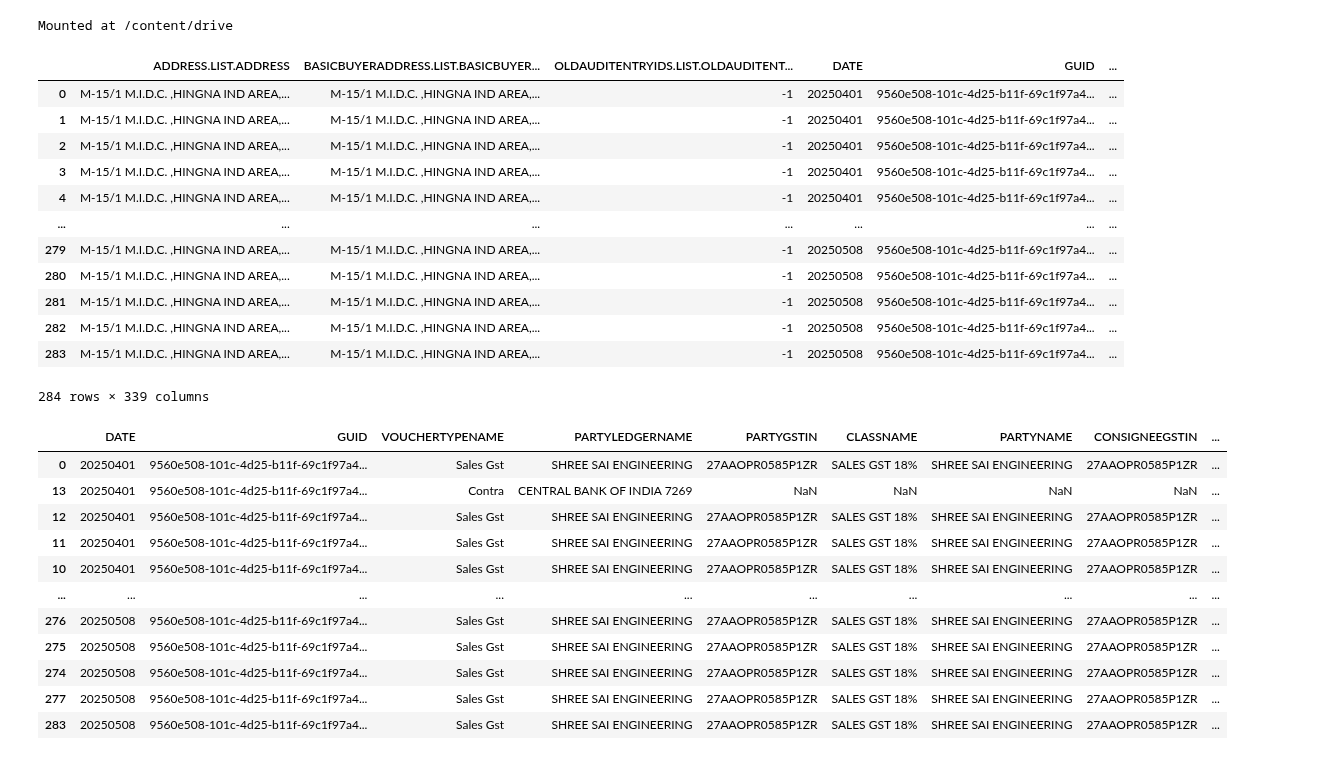
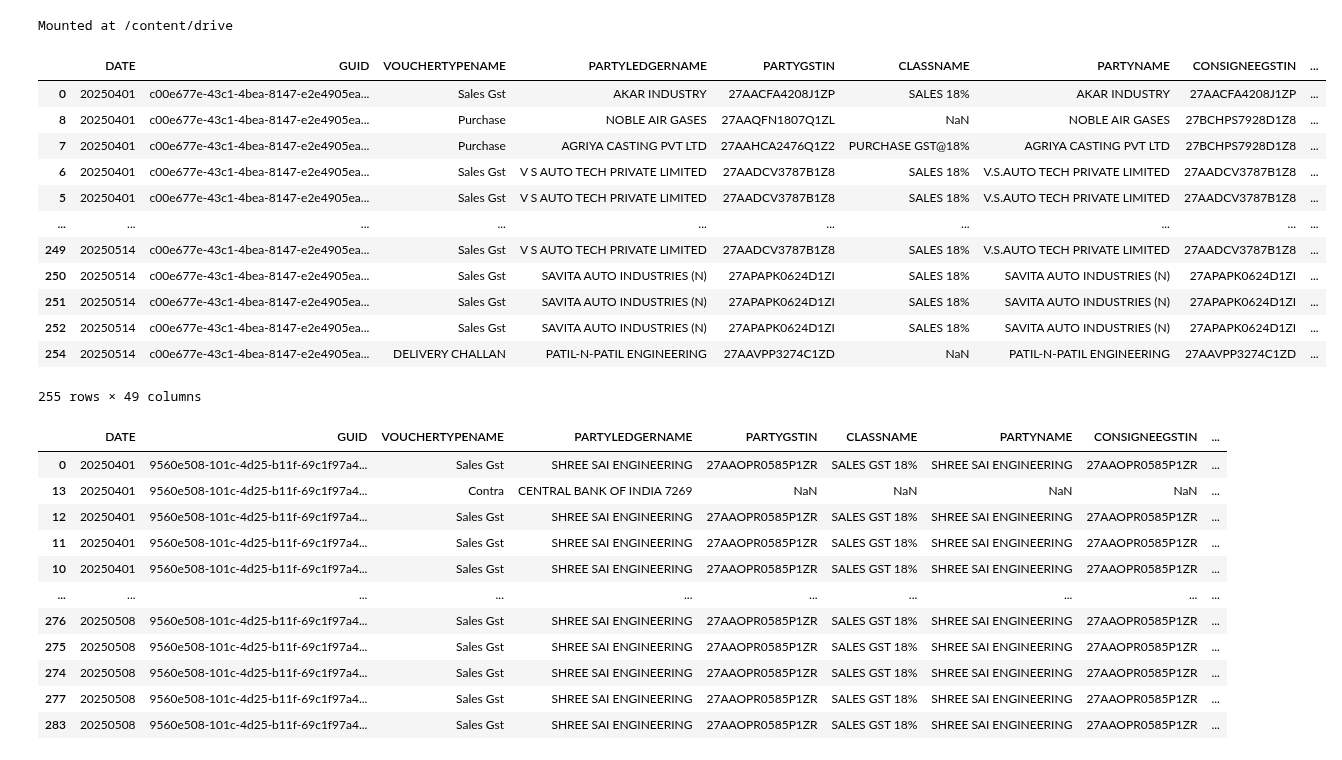
Before and after one commit to omkar-salunke/accounts, a Jupyter notebook: both_tally_daybook.ipynb, the cells around one changed output. Drawn from its saved outputs; the diff is of its cells as text; code cells hidden in the pictures.

```diff
--- a/both_tally_daybook.ipynb
+++ b/both_tally_daybook.ipynb
@@ -84,19 +84,5 @@ files_soe = os.listdir('/content/drive/MyDrive/tally_export/SOE/')
 files_me = os.listdir('/content/drive/MyDrive/tally_export/ME/')
 # %%
 
-xml_to_dataframe_vouchers('/content/drive/MyDrive/tally_export/ME/DayBook.xml')
+# xml_to_dataframe_vouchers('/content/drive/MyDrive/tally_export/ME/DayBook.xml')
-# %% [output]
-|  | ADDRESS.LIST.ADDRESS | BASICBUYERADDRESS.LIST.BASICBUYER... | OLDAUDITENTRYIDS.LIST.OLDAUDITENT... | DATE | GUID | ... |
-| 0 | M-15/1 M.I.D.C. ,HINGNA IND AREA,... | M-15/1 M.I.D.C. ,HINGNA IND AREA,... | -1 | 20250401 | 9560e508-101c-4d25-b11f-69c1f97a4... | ... |
-| 1 | M-15/1 M.I.D.C. ,HINGNA IND AREA,... | M-15/1 M.I.D.C. ,HINGNA IND AREA,... | -1 | 20250401 | 9560e508-101c-4d25-b11f-69c1f97a4... | ... |
-| 2 | M-15/1 M.I.D.C. ,HINGNA IND AREA,... | M-15/1 M.I.D.C. ,HINGNA IND AREA,... | -1 | 20250401 | 9560e508-101c-4d25-b11f-69c1f97a4... | ... |
-| 3 | M-15/1 M.I.D.C. ,HINGNA IND AREA,... | M-15/1 M.I.D.C. ,HINGNA IND AREA,... | -1 | 20250401 | 9560e508-101c-4d25-b11f-69c1f97a4... | ... |
-| 4 | M-15/1 M.I.D.C. ,HINGNA IND AREA,... | M-15/1 M.I.D.C. ,HINGNA IND AREA,... | -1 | 20250401 | 9560e508-101c-4d25-b11f-69c1f97a4... | ... |
-| ... | ... | ... | ... | ... | ... | ... |
-| 279 | M-15/1 M.I.D.C. ,HINGNA IND AREA,... | M-15/1 M.I.D.C. ,HINGNA IND AREA,... | -1 | 20250508 | 9560e508-101c-4d25-b11f-69c1f97a4... | ... |
-| 280 | M-15/1 M.I.D.C. ,HINGNA IND AREA,... | M-15/1 M.I.D.C. ,HINGNA IND AREA,... | -1 | 20250508 | 9560e508-101c-4d25-b11f-69c1f97a4... | ... |
-| 281 | M-15/1 M.I.D.C. ,HINGNA IND AREA,... | M-15/1 M.I.D.C. ,HINGNA IND AREA,... | -1 | 20250508 | 9560e508-101c-4d25-b11f-69c1f97a4... | ... |
-| 282 | M-15/1 M.I.D.C. ,HINGNA IND AREA,... | M-15/1 M.I.D.C. ,HINGNA IND AREA,... | -1 | 20250508 | 9560e508-101c-4d25-b11f-69c1f97a4... | ... |
-| 283 | M-15/1 M.I.D.C. ,HINGNA IND AREA,... | M-15/1 M.I.D.C. ,HINGNA IND AREA,... | -1 | 20250508 | 9560e508-101c-4d25-b11f-69c1f97a4... | ... |
-284 rows × 339 columns
 # %%
@@ -104,21 +90,36 @@ req_cols = ['DATE','GUID','VOUCHERTYPENAME','PARTYLEDGERNAME','PARTYGSTIN','CLAS
 df_raw_collect_soe = pd.DataFrame()
 for xt in files_soe:
   path_ct = soe_list
   xml_file = path_ct+xt
   df_raw_f = xml_to_dataframe_vouchers(xml_file)
   df_raw_f_ref = pd.DataFrame(df_raw_f)[req_cols]
   df_raw_collect_soe = pd.concat([df_raw_collect_soe, df_raw_f_ref]).reset_index(drop=True)
 df_raw_collect_soe
 df_raw_soe = df_raw_f_ref.drop_duplicates(subset='GUID', keep='first').reset_index(drop=True)
 df_raw_soe['date_column'] = pd.to_datetime(df_raw_soe['DATE'], format='%Y%m%d')
 df_raw_soe = df_raw_soe.sort_values('date_column')
 df_raw_soe['date_column_month'] = df_raw_soe['date_column'].dt.month_name()
 df_raw_soe['act_qty'] = df_raw_soe['ALLINVENTORYENTRIES.LIST.ACTUALQTY'].str.extract(r'([\d.]+)').astype(float)
 df_raw_soe_sales = df_raw_soe[df_raw_soe['VOUCHERTYPENAME']=='SALES GST']
 df_raw_soe_sales_sch = df_raw_soe_sales.groupby(['date_column_month','PARTYLEDGERNAME','ALLINVENTORYENTRIES.LIST.STOCKITEMNAME'])['act_qty'].sum()
 
-df_raw_soe_sales_schedule = pd.DataFrame(df_raw_soe_sales_sch).pivot_table(index=['PARTYLEDGERNAME','ALLINVENTORYENTRIES.LIST.STOCKITEMNAME'],columns='date_column_month',values='act_qty',aggfunc='sum').reset_index()
-df_schedule = pd.read_excel("/content/drive/MyDrive/tally_export/schedule.xlsx",sheet_name = 'SOE')
-df_schedule_merge_soe = pd.merge(df_schedule,df_raw_soe_sales_schedule,on=['PARTYLEDGERNAME','ALLINVENTORYENTRIES.LIST.STOCKITEMNAME'],how='right')
+df_schedule_merge_soe = pd.DataFrame(df_raw_soe_sales_sch).pivot_table(index=['PARTYLEDGERNAME','ALLINVENTORYENTRIES.LIST.STOCKITEMNAME'],columns='date_column_month',values='act_qty',aggfunc='sum').reset_index()
+# df_schedule = pd.read_excel("/content/drive/MyDrive/tally_export/schedule.xlsx",sheet_name = 'SOE')
+# df_schedule_merge_soe = pd.merge(df_schedule,df_raw_soe_sales_schedule,on=['PARTYLEDGERNAME','ALLINVENTORYENTRIES.LIST.STOCKITEMNAME'],how='right')
 # df_schedule_merge.to_excel(,sheet_name = 'SOE',index=False)
+df_raw_soe
+# %% [output]
+|  | DATE | GUID | VOUCHERTYPENAME | PARTYLEDGERNAME | PARTYGSTIN | CLASSNAME | PARTYNAME | CONSIGNEEGSTIN | ... |
+| 0 | 20250401 | c00e677e-43c1-4bea-8147-e2e4905ea... | Sales Gst | AKAR INDUSTRY | 27AACFA4208J1ZP | SALES 18% | AKAR INDUSTRY | 27AACFA4208J1ZP | ... |
+| 8 | 20250401 | c00e677e-43c1-4bea-8147-e2e4905ea... | Purchase | NOBLE AIR GASES | 27AAQFN1807Q1ZL | NaN | NOBLE AIR GASES | 27BCHPS7928D1Z8 | ... |
+| 7 | 20250401 | c00e677e-43c1-4bea-8147-e2e4905ea... | Purchase | AGRIYA CASTING PVT LTD | 27AAHCA2476Q1Z2 | PURCHASE GST@18% | AGRIYA CASTING PVT LTD | 27BCHPS7928D1Z8 | ... |
+| 6 | 20250401 | c00e677e-43c1-4bea-8147-e2e4905ea... | Sales Gst | V S AUTO TECH PRIVATE LIMITED | 27AADCV3787B1Z8 | SALES 18% | V.S.AUTO TECH PRIVATE LIMITED | 27AADCV3787B1Z8 | ... |
+| 5 | 20250401 | c00e677e-43c1-4bea-8147-e2e4905ea... | Sales Gst | V S AUTO TECH PRIVATE LIMITED | 27AADCV3787B1Z8 | SALES 18% | V.S.AUTO TECH PRIVATE LIMITED | 27AADCV3787B1Z8 | ... |
+| ... | ... | ... | ... | ... | ... | ... | ... | ... | ... |
+| 249 | 20250514 | c00e677e-43c1-4bea-8147-e2e4905ea... | Sales Gst | V S AUTO TECH PRIVATE LIMITED | 27AADCV3787B1Z8 | SALES 18% | V.S.AUTO TECH PRIVATE LIMITED | 27AADCV3787B1Z8 | ... |
+| 250 | 20250514 | c00e677e-43c1-4bea-8147-e2e4905ea... | Sales Gst | SAVITA AUTO INDUSTRIES (N) | 27APAPK0624D1ZI | SALES 18% | SAVITA AUTO INDUSTRIES (N) | 27APAPK0624D1ZI | ... |
+| 251 | 20250514 | c00e677e-43c1-4bea-8147-e2e4905ea... | Sales Gst | SAVITA AUTO INDUSTRIES (N) | 27APAPK0624D1ZI | SALES 18% | SAVITA AUTO INDUSTRIES (N) | 27APAPK0624D1ZI | ... |
+| 252 | 20250514 | c00e677e-43c1-4bea-8147-e2e4905ea... | Sales Gst | SAVITA AUTO INDUSTRIES (N) | 27APAPK0624D1ZI | SALES 18% | SAVITA AUTO INDUSTRIES (N) | 27APAPK0624D1ZI | ... |
+| 254 | 20250514 | c00e677e-43c1-4bea-8147-e2e4905ea... | DELIVERY CHALLAN | PATIL-N-PATIL ENGINEERING | 27AAVPP3274C1ZD | NaN | PATIL-N-PATIL ENGINEERING | 27AAVPP3274C1ZD | ... |
+255 rows × 49 columns
 # %%
```
Also changed, not shown: parts of 1 cell of this notebook.
